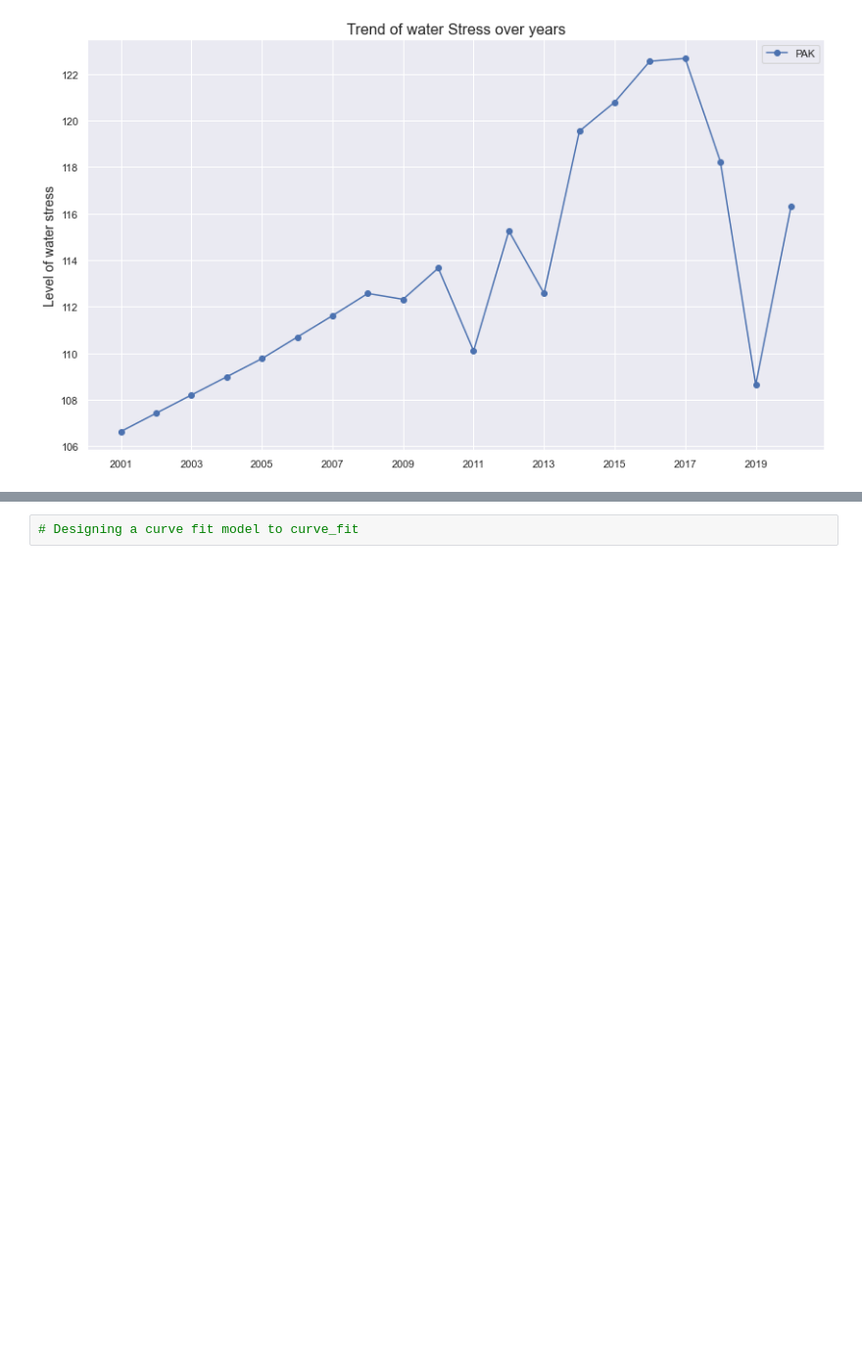
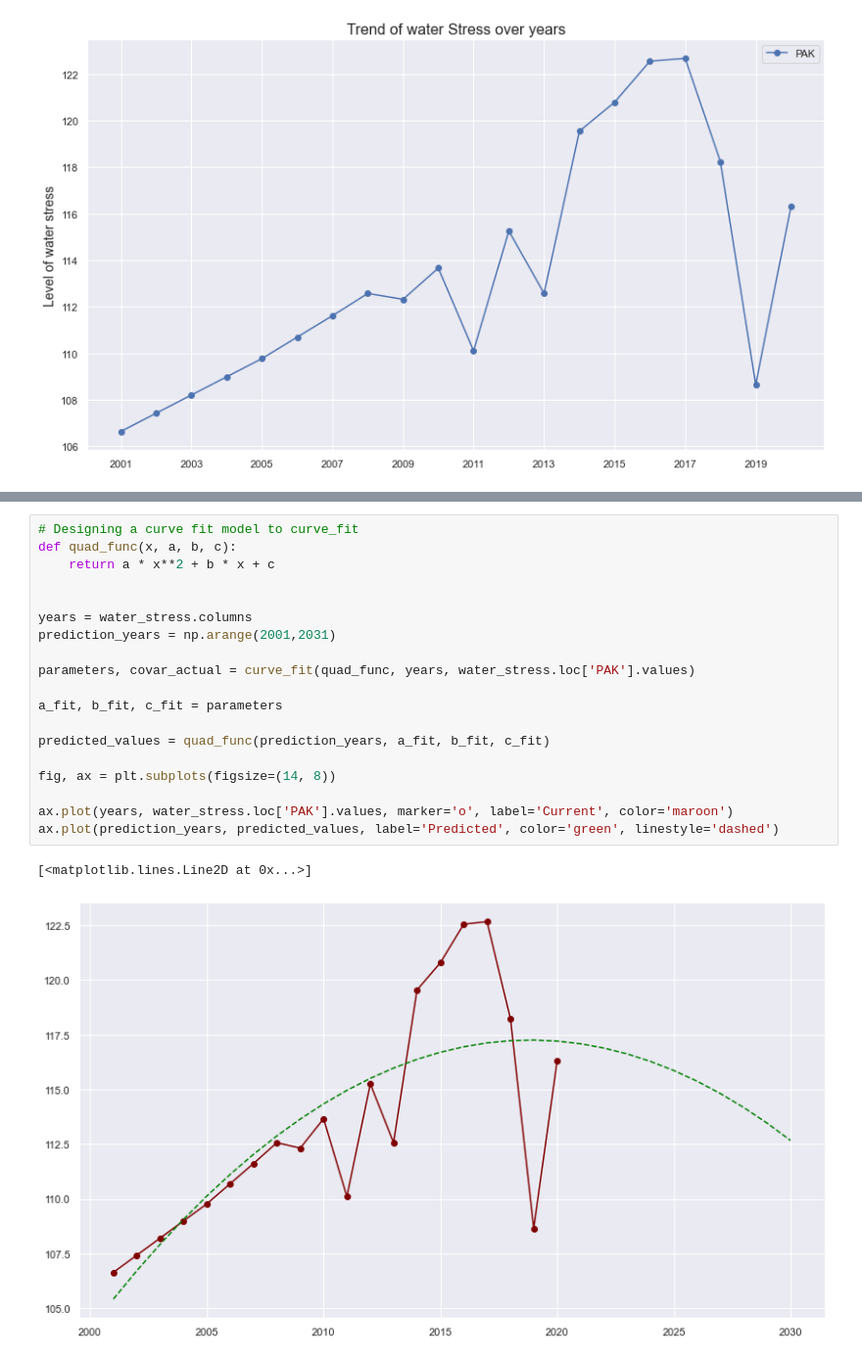
Before and after one commit to MShoaibManzoor/ADS-Assignment-3, a Jupyter notebook: Batch_test.ipynb, the cells around one changed output, grey strips where cells are left out. Shown at 98% size. Saved outputs shown, nothing was run; the diff lists cells and outputs as text; blank space fills up the shorter version.

```diff
--- a/Batch_test.ipynb
+++ b/Batch_test.ipynb
@@ -295,5 +336,25 @@ plt.legend()
 plt.show()
 # %% [output]
 [figure]
-# %%
-# Designing a curve fit model to curve_fit
+# %%
+# Designing a curve fit model to curve_fit
+def quad_func(x, a, b, c):
+    return a * x**2 + b * x + c
+
+
+years = water_stress.columns
+prediction_years = np.arange(2001,2031)
+
+parameters, covar_actual = curve_fit(quad_func, years, water_stress.loc['PAK'].values)
+
+a_fit, b_fit, c_fit = parameters
+
+predicted_values = quad_func(prediction_years, a_fit, b_fit, c_fit)
+
+fig, ax = plt.subplots(figsize=(14, 8))
+
+ax.plot(years, water_stress.loc['PAK'].values, marker='o', label='Current', color='maroon')
+ax.plot(prediction_years, predicted_values, label='Predicted', color='green', linestyle='dashed')
+# %% [output]
+[<matplotlib.lines.Line2D at 0x...>]
+[figure, added]
```
Also changed, not shown: parts of 6 cells of this notebook, 2 other files.
